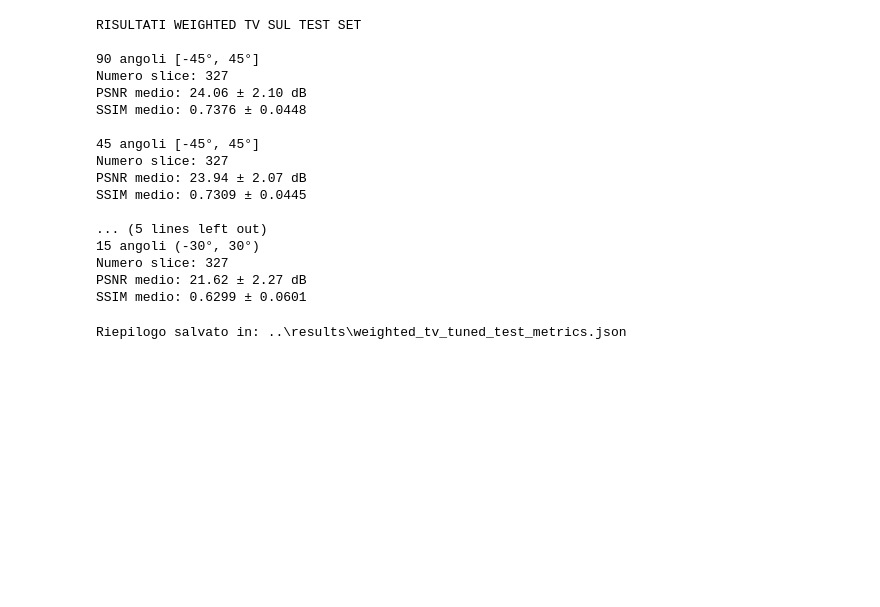
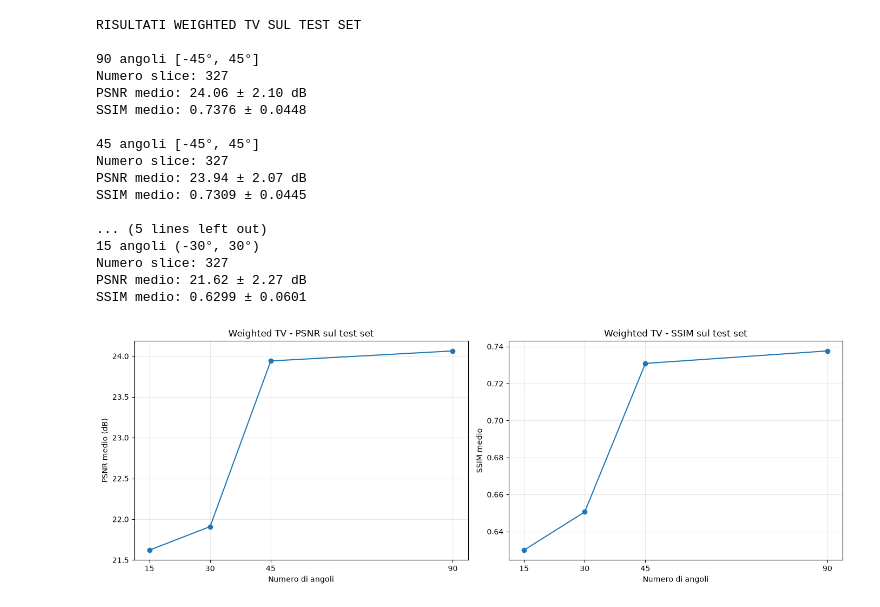
Before and after one commit to Manieri03/limited-angle-ct-reconstruction, a Jupyter notebook: notebooks/05_WeightedTV_results_tuned.ipynb, the cells around one changed output. Drawn from its saved outputs; the diff is of its cells as text; code cells hidden in the pictures; blank space fills up the shorter version.

```diff
--- a/notebooks/05_WeightedTV_results_tuned.ipynb
+++ b/notebooks/05_WeightedTV_results_tuned.ipynb
@@ -166,10 +172,6 @@ Numero slice: 327
 PSNR medio: 21.62 ± 2.27 dB
 SSIM medio: 0.6299 ± 0.0601
 # %%
-# ============================================================
-# Salvataggio riepilogo in JSON
-# ============================================================
-
 summary_out = {
     str(n_angles): {
         "psnr_mean": float(np.mean(results_wtv_vs_gt[n_angles]["PSNR"])),
@@ -181,13 +183,46 @@ summary_out = {
     for n_angles in N_ANGLES_CONFIGS
 }
 
-out_path = RESULTS_DIR / "weighted_tv_tuned_test_metrics.json"
+out_path = JSON_DIR / "weighted_tv_tuned_test_metrics.json"
 with open(out_path, "w") as f:
     json.dump(summary_out, f, indent=2)
 
 print(f"Riepilogo salvato in: {out_path}")
-# %% [output]
-Riepilogo salvato in: ..\results\weighted_tv_tuned_test_metrics.json
+# %%
+# ============================================================
+# Grafico PSNR e SSIM medi per configurazione angolare
+# ============================================================
+
+psnr_means = [
+    np.mean(results_wtv_vs_gt[n_angles]["PSNR"])
+    for n_angles in N_ANGLES_CONFIGS
+]
+
+ssim_means = [
+    np.mean(results_wtv_vs_gt[n_angles]["SSIM"])
+    for n_angles in N_ANGLES_CONFIGS
+]
+
+fig, axs = plt.subplots(1, 2, figsize=(14, 5))
+
+axs[0].plot(N_ANGLES_CONFIGS, psnr_means, marker="o")
+axs[0].set_xlabel("Numero di angoli")
+axs[0].set_ylabel("PSNR medio (dB)")
+axs[0].set_title("Weighted TV - PSNR sul test set")
+axs[0].set_xticks(N_ANGLES_CONFIGS)
+axs[0].grid(alpha=0.3)
+
+axs[1].plot(N_ANGLES_CONFIGS, ssim_means, marker="o")
+axs[1].set_xlabel("Numero di angoli")
+axs[1].set_ylabel("SSIM medio")
+axs[1].set_title("Weighted TV - SSIM sul test set")
+axs[1].set_xticks(N_ANGLES_CONFIGS)
+axs[1].grid(alpha=0.3)
+
+plt.tight_layout()
+plt.show()
+# %% [output]
+[figure, added]
 # %%
 # ============================================================
 # Confronto visivo: la STESSA slice mostrata su tutti e 4 gli angoli,
```
Also changed, not shown: parts of 2 cells of this notebook, 17 other files.
